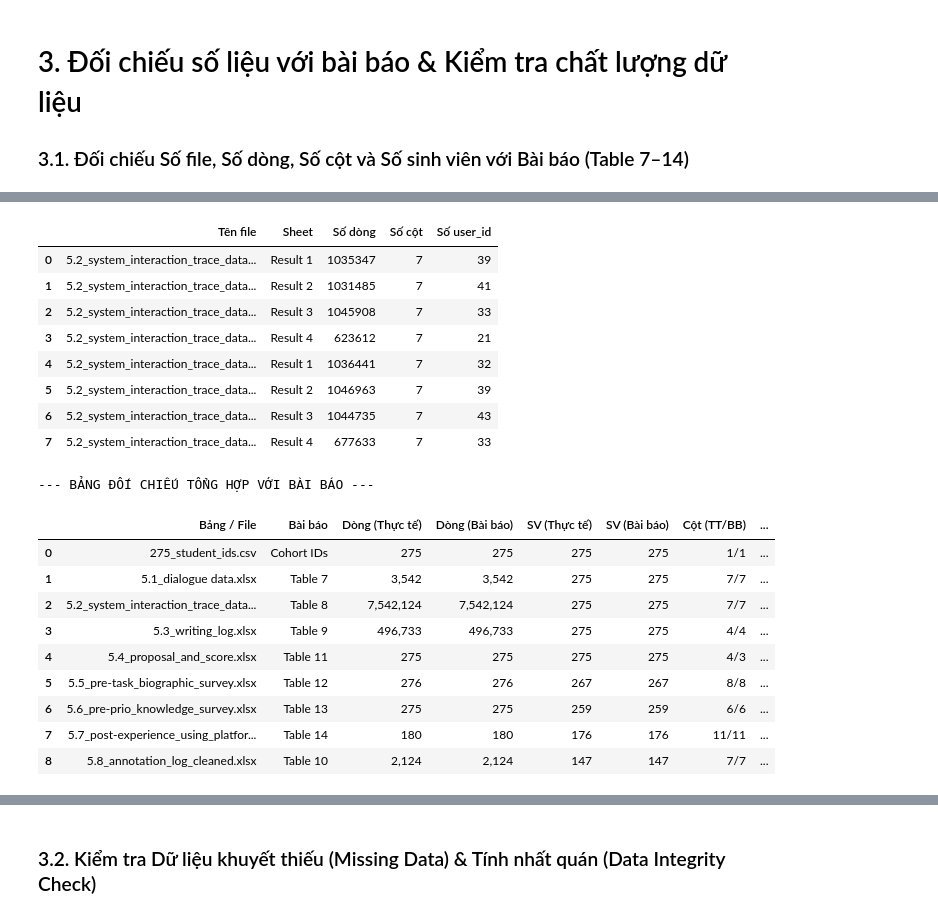
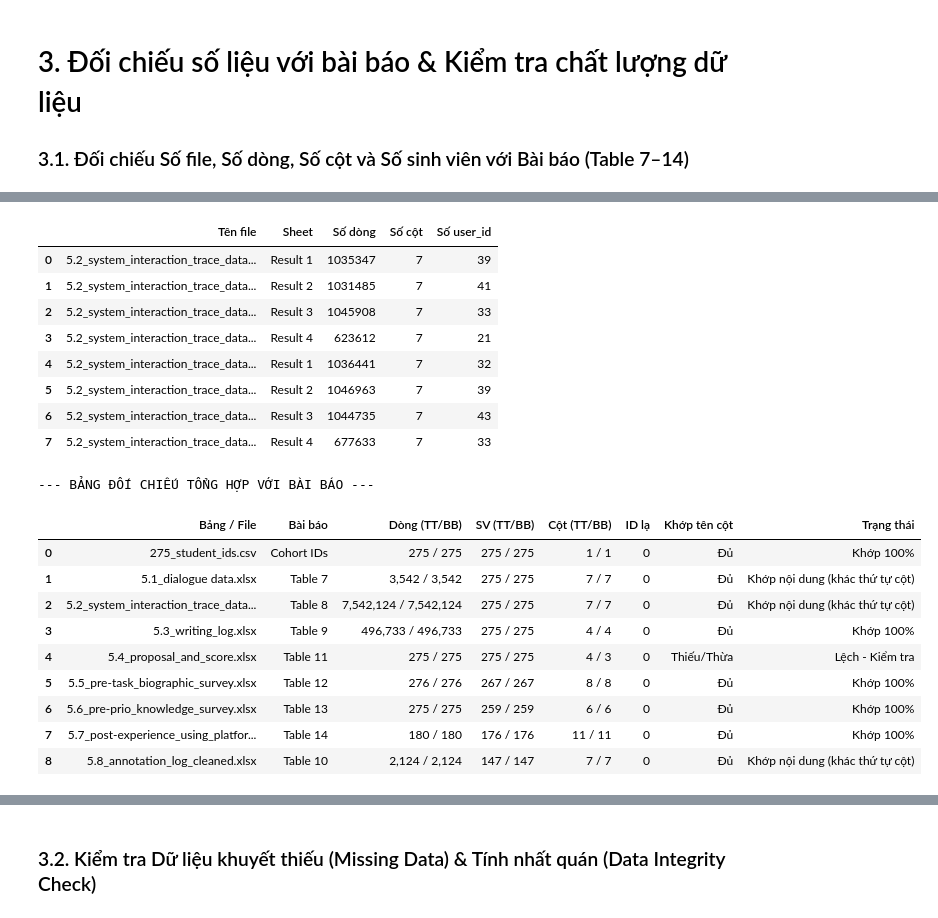
Before and after one commit to hhkc861/FLoRA_Data_Mining, a Jupyter notebook: FLoRa_Data_Analysis.ipynb, the cells around one changed output, grey strips where cells are left out. Drawn from its saved outputs; the diff is of its cells as text; code cells hidden in the pictures.

```diff
--- a/FLoRa_Data_Analysis.ipynb
+++ b/FLoRa_Data_Analysis.ipynb
@@ -115,9 +115,10 @@ print("Đã tải xong toàn bộ bộ dữ liệu FLoRA!")
 
 ### 3.1. Đối chiếu Số file, Số dòng, Số cột và Số sinh viên với Bài báo (Table 7–14)
 # %%
-# Nếu có thống kê từng sheet của 5.2 thì hiển thị
+# --- MỤC 3.1: ĐỐI CHIẾU SỐ FILE, SỐ DÒNG, SỐ CỘT, TÊN CỘT & SỐ SV VỚI BÀI BÁO ---
 if len(trace_sheet_stats) > 0:
-    print("--- CHI TIẾT CÁC SHEET TRONG FILE 5.2_system_interaction_trace_data ---")
+    print("--- CHI TIẾT 8 SHEET TRONG 2 FILE 5.2_system_interaction_trace_data ---")
+    print("(Giải thích: Dữ liệu >7.54 triệu dòng vượt giới hạn ~1,048,576 dòng/sheet của Excel nên được tách làm 2 file x 4 sheet)")
     display(pd.DataFrame(trace_sheet_stats))
 
 valid_ids = set(ids_275['user_id'].unique())
@@ -134,30 +135,6 @@ datasets = {
     "5.8_annotation_log_cleaned.xlsx":               (annotation,  2124,    147, 7,  "Table 10"),
 }
 
-audit_rows = []
-for name, (df, p_rows, p_users, p_cols, ref) in datasets.items():
-    act_rows = len(df)
-    act_cols = len(df.columns)
-    act_users = df['user_id'].nunique()
-    outside_ids = len(set(df['user_id'].dropna().unique()) - valid_ids)
-    status = "Khớp 100%" if (act_rows == p_rows and act_users == p_users and act_cols == p_cols and outside_ids == 0) else "Lệch - Kiểm tra"
-
-    audit_rows.append({
-        "Bảng / File": name,
-        "Bài báo": ref,
-        "Dòng (Thực tế)": f"{act_rows:,}",
-        "Dòng (Bài báo)": f"{p_rows:,}",
-        "SV (Thực tế)": act_users,
-        "SV (Bài báo)": p_users,
-        "Cột (TT/BB)": f"{act_cols}/{p_cols}",
-        "ID lạ": outside_ids,
-        "Trạng thái": status
-    })
-
-print("--- BẢNG ĐỐI CHIẾU TỔNG HỢP VỚI BÀI BÁO ---")
-display(pd.DataFrame(audit_rows))
-
-# Kiểm tra khớp 100% tên cột giữa file thực tế và Tables 7–14 bài báo
 expected_cols = {
     "275_student_ids.csv": ["user_id"],
     "5.1_dialogue data.xlsx": ["user_id", "user_ask_time", "user_utterance_text", "user_utterance_code",
@@ -180,13 +157,45 @@ expected_cols = {
                                         "default_tag", "extra_tags", "notes_text"]
 }
 
-print("\n--- KIỂM TRA KHỚP TÊN CỘT VỚI BÀI BÁO ---")
-col_mismatch = False
+audit_rows = []
+for name, (df, p_rows, p_users, p_cols, ref) in datasets.items():
+    act_rows = len(df)
+    act_cols = len(df.columns)
+    act_users = df['user_id'].nunique()
+    outside_ids = len(set(df['user_id'].dropna().unique()) - valid_ids)
+
+    exp = expected_cols[name]
+    same_col_names = (set(df.columns) == set(exp))
+    same_col_order = (list(df.columns) == exp)
+
+    if act_rows == p_rows and act_users == p_users and act_cols == p_cols and outside_ids == 0 and same_col_names:
+        status = "Khớp 100%" if same_col_order else "Khớp nội dung (khác thứ tự cột)"
+    else:
+        status = "Lệch - Kiểm tra"
+
+    audit_rows.append({
+        "Bảng / File": name,
+        "Bài báo": ref,
+        "Dòng (TT/BB)": f"{act_rows:,} / {p_rows:,}",
+        "SV (TT/BB)": f"{act_users} / {p_users}",
+        "Cột (TT/BB)": f"{act_cols} / {p_cols}",
+        "ID lạ": outside_ids,
+        "Khớp tên cột": "Đủ" if same_col_names else "Thiếu/Thừa",
+        "Trạng thái": status
+    })
+
+print("\n--- BẢNG ĐỐI CHIẾU TỔNG HỢP VỚI BÀI BÁO ---")
+display(pd.DataFrame(audit_rows))
+
+print("\n--- CHI TIẾT KHÁC BIỆT THỨ TỰ HOẶC TÊN CỘT ---")
 for name, exp in expected_cols.items():
-    df_actual = datasets[name][0]
-    if list(df_actual.columns) != exp:
-        print(f"  [LỆCH] {name}: Thực tế={list(df_actual.columns)} vs Bài báo={exp}")
-        col_mismatch = True
-if not col_mismatch:
-    print("Tất cả 9 bảng đều khớp 100% tên cột và thứ tự cột với Tables 7 - 14 của bài báo.")
+    act = list(datasets[name][0].columns)
+    if act != exp:
+        diff_extra = set(act) - set(exp)
+        diff_miss = set(exp) - set(act)
+        print(f"  * {name}:")
+        print(f"    - Thực tế: {act}")
+        print(f"    - Bài báo: {exp}")
+        if diff_extra or diff_miss:
+            print(f"    - Thừa: {diff_extra} | Thiếu: {diff_miss}")
 # %% [output]
@@ -194,20 +204,20 @@ if not col_mismatch:
 |  | Tên file | Sheet | Số dòng | Số cột | Số user_id |
 | 0 | 5.2_system_interaction_trace_data... | Result 1 | 1035347 | 7 | 39 |
 | 1 | 5.2_system_interaction_trace_data... | Result 2 | 1031485 | 7 | 41 |
 | 2 | 5.2_system_interaction_trace_data... | Result 3 | 1045908 | 7 | 33 |
 | 3 | 5.2_system_interaction_trace_data... | Result 4 | 623612 | 7 | 21 |
 | 4 | 5.2_system_interaction_trace_data... | Result 1 | 1036441 | 7 | 32 |
 | 5 | 5.2_system_interaction_trace_data... | Result 2 | 1046963 | 7 | 39 |
 | 6 | 5.2_system_interaction_trace_data... | Result 3 | 1044735 | 7 | 43 |
 | 7 | 5.2_system_interaction_trace_data... | Result 4 | 677633 | 7 | 33 |
 --- BẢNG ĐỐI CHIẾU TỔNG HỢP VỚI BÀI BÁO ---
-|  | Bảng / File | Bài báo | Dòng (Thực tế) | Dòng (Bài báo) | SV (Thực tế) | SV (Bài báo) | Cột (TT/BB) | ... |
-| 0 | 275_student_ids.csv | Cohort IDs | 275 | 275 | 275 | 275 | 1/1 | ... |
-| 1 | 5.1_dialogue data.xlsx | Table 7 | 3,542 | 3,542 | 275 | 275 | 7/7 | ... |
-| 2 | 5.2_system_interaction_trace_data... | Table 8 | 7,542,124 | 7,542,124 | 275 | 275 | 7/7 | ... |
-| 3 | 5.3_writing_log.xlsx | Table 9 | 496,733 | 496,733 | 275 | 275 | 4/4 | ... |
-| 4 | 5.4_proposal_and_score.xlsx | Table 11 | 275 | 275 | 275 | 275 | 4/3 | ... |
-| 5 | 5.5_pre-task_biographic_survey.xlsx | Table 12 | 276 | 276 | 267 | 267 | 8/8 | ... |
-| 6 | 5.6_pre-prio_knowledge_survey.xlsx | Table 13 | 275 | 275 | 259 | 259 | 6/6 | ... |
-| 7 | 5.7_post-experience_using_platfor... | Table 14 | 180 | 180 | 176 | 176 | 11/11 | ... |
-| 8 | 5.8_annotation_log_cleaned.xlsx | Table 10 | 2,124 | 2,124 | 147 | 147 | 7/7 | ... |
+|  | Bảng / File | Bài báo | Dòng (TT/BB) | SV (TT/BB) | Cột (TT/BB) | ID lạ | Khớp tên cột | Trạng thái |
+| 0 | 275_student_ids.csv | Cohort IDs | 275 / 275 | 275 / 275 | 1 / 1 | 0 | Đủ | Khớp 100% |
+| 1 | 5.1_dialogue data.xlsx | Table 7 | 3,542 / 3,542 | 275 / 275 | 7 / 7 | 0 | Đủ | Khớp nội dung (khác thứ tự cột) |
+| 2 | 5.2_system_interaction_trace_data... | Table 8 | 7,542,124 / 7,542,124 | 275 / 275 | 7 / 7 | 0 | Đủ | Khớp nội dung (khác thứ tự cột) |
+| 3 | 5.3_writing_log.xlsx | Table 9 | 496,733 / 496,733 | 275 / 275 | 4 / 4 | 0 | Đủ | Khớp 100% |
+| 4 | 5.4_proposal_and_score.xlsx | Table 11 | 275 / 275 | 275 / 275 | 4 / 3 | 0 | Thiếu/Thừa | Lệch - Kiểm tra |
+| 5 | 5.5_pre-task_biographic_survey.xlsx | Table 12 | 276 / 276 | 267 / 267 | 8 / 8 | 0 | Đủ | Khớp 100% |
+| 6 | 5.6_pre-prio_knowledge_survey.xlsx | Table 13 | 275 / 275 | 259 / 259 | 6 / 6 | 0 | Đủ | Khớp 100% |
+| 7 | 5.7_post-experience_using_platfor... | Table 14 | 180 / 180 | 176 / 176 | 11 / 11 | 0 | Đủ | Khớp 100% |
+| 8 | 5.8_annotation_log_cleaned.xlsx | Table 10 | 2,124 / 2,124 | 147 / 147 | 7 / 7 | 0 | Đủ | Khớp nội dung (khác thứ tự cột) |
```
Also changed, not shown: parts of 3 cells of this notebook.
